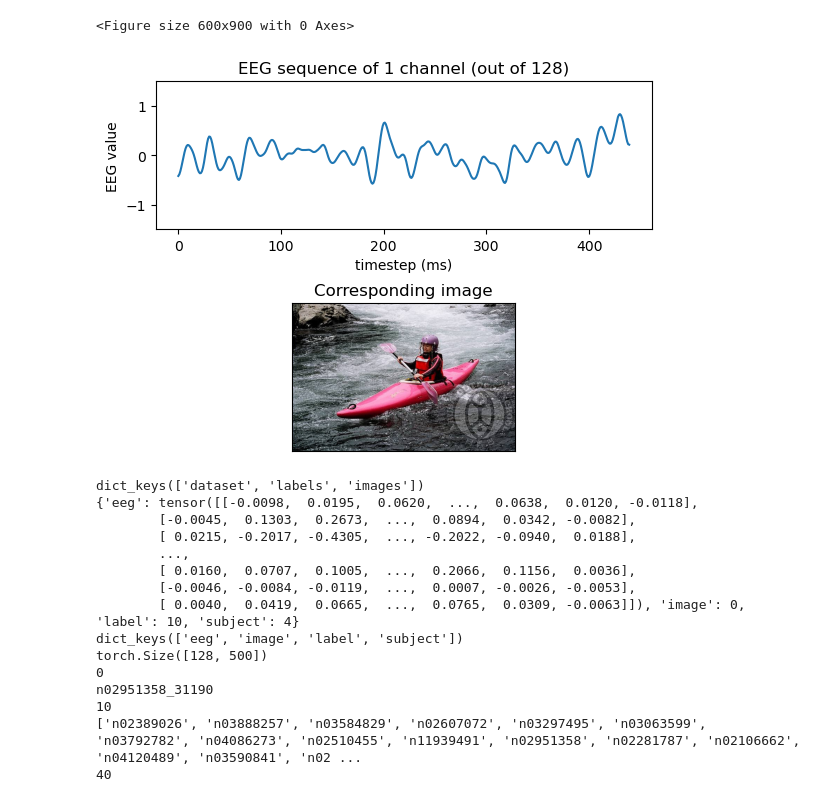
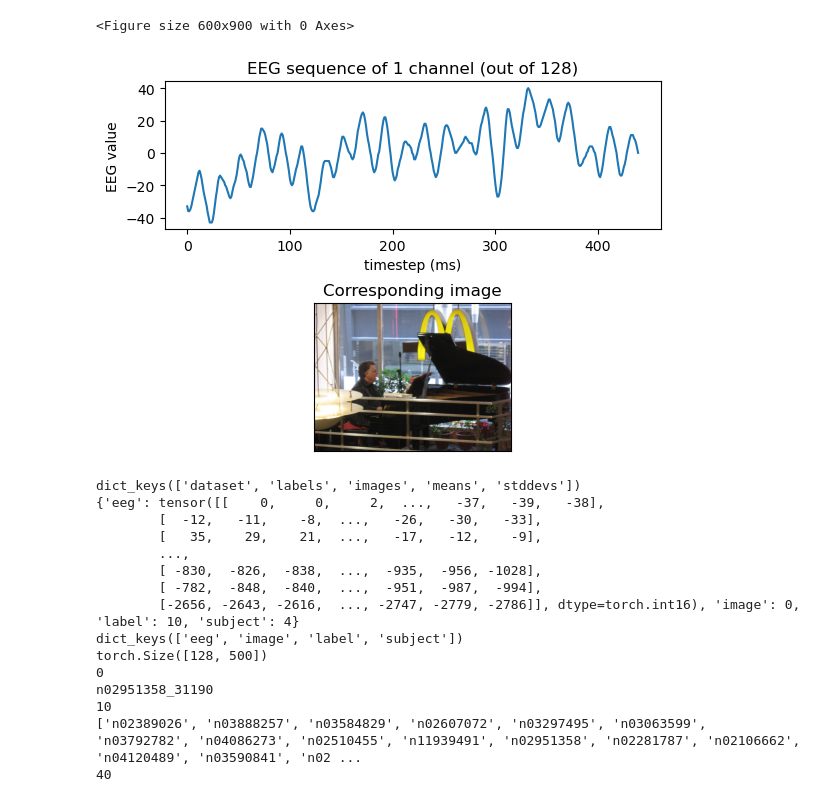
Before and after one commit to minsuk00/BrainDecoder, a Jupyter notebook: notebook/eda.ipynb, the cells around one changed output. Cells and saved outputs as stored; diff of their text form; code cells hidden in the pictures.

```diff
--- a/notebook/eda.ipynb
+++ b/notebook/eda.ipynb
@@ -8,7 +8,7 @@ import matplotlib.pyplot as plt
 import numpy as np
 import cv2
 # %%
-root_path = ""
+root_path = "/home/choi/BrainDecoder"
 dataset_path = os.path.join(root_path, "dataset")
 images_dataset_path = os.path.join(dataset_path, "imageNet_images")
 eeg_dataset_path = os.path.join(dataset_path, "eeg")
@@ -18,11 +18,11 @@ fig = plt.figure(figsize=(6, 9))
 # %% [output]
 <Figure size 600x900 with 0 Axes>
 # %%
-eeg_dataset_name = "eeg_5_95_std.pth"
+eeg_dataset_name = "eeg_signals_raw_with_mean_std.pth"
 eeg_dataset = torch.load(os.path.join(eeg_dataset_path, eeg_dataset_name))
 
 # 128 channels x 500 ms segment
-data_idx = 0
+data_idx = 1
 eeg_segment = eeg_dataset["dataset"][data_idx]["eeg"]
 
 # narrow down to 1 channel and trim
@@ -36,36 +36,36 @@ x = np.arange(440)
 y = trimmed_eeg_sequence
 plt.plot(x, y)
 plt.title("EEG sequence of 1 channel (out of 128)")
 plt.xlabel("timestep (ms)")
 plt.ylabel("EEG value")
-plt.ylim(-1.5, 1.5)
+# plt.ylim(-1.5, 1.5)
 
 
 # get corresponding image
 target_class_index = eeg_dataset["dataset"][data_idx]["label"]
 target_image_index = eeg_dataset["dataset"][data_idx]["image"]
 target_class_name = eeg_dataset["labels"][target_class_index]
 target_image_name = eeg_dataset["images"][target_image_index]
 
 image_path = os.path.join(images_dataset_path, target_class_name, target_image_name)
-image_path += ".jpeg"
+image_path += ".JPEG"
 
 img = cv2.imread(image_path)
 img = cv2.cvtColor(img, cv2.COLOR_BGR2RGB)
 
 plt.subplot(2, 1, 2)
 plt.title("Corresponding image")
 plt.xticks([])
 plt.yticks([])
 plt.imshow(img)
 
 
 plt.subplots_adjust(
     left=None, bottom=None, right=None, top=None, wspace=None, hspace=0.5
 )
 plt.show()
 # %% [output]
-[figure, old version]
+[figure, new version]
 # %%
 print(eeg_dataset.keys())
 # print((eeg_dataset['dataset']))
@@ -78,14 +78,14 @@ print((eeg_dataset["dataset"][0]["label"]))
 print(eeg_dataset["labels"])
 print(len(eeg_dataset["labels"]))
 # %% [output]
-dict_keys(['dataset', 'labels', 'images'])
-{'eeg': tensor([[-0.0098,  0.0195,  0.0620,  ...,  0.0638,  0.0120, -0.0118],
-        [-0.0045,  0.1303,  0.2673,  ...,  0.0894,  0.0342, -0.0082],
-        [ 0.0215, -0.2017, -0.4305,  ..., -0.2022, -0.0940,  0.0188],
+dict_keys(['dataset', 'labels', 'images', 'means', 'stddevs'])
+{'eeg': tensor([[    0,     0,     2,  ...,   -37,   -39,   -38],
+        [  -12,   -11,    -8,  ...,   -26,   -30,   -33],
+        [   35,    29,    21,  ...,   -17,   -12,    -9],
         ...,
-        [ 0.0160,  0.0707,  0.1005,  ...,  0.2066,  0.1156,  0.0036],
-        [-0.0046, -0.0084, -0.0119,  ...,  0.0007, -0.0026, -0.0053],
-        [ 0.0040,  0.0419,  0.0665,  ...,  0.0765,  0.0309, -0.0063]]), 'image': 0, 'label': 10, 'subject': 4}
+        [ -830,  -826,  -838,  ...,  -935,  -956, -1028],
+        [ -782,  -848,  -840,  ...,  -951,  -987,  -994],
+        [-2656, -2643, -2616,  ..., -2747, -2779, -2786]], dtype=torch.int16), 'image': 0, 'label': 10, 'subject': 4}
 dict_keys(['eeg', 'image', 'label', 'subject'])
 torch.Size([128, 500])
 0
```
Also changed, not shown: parts of 3 cells of this notebook, 2 other files.
